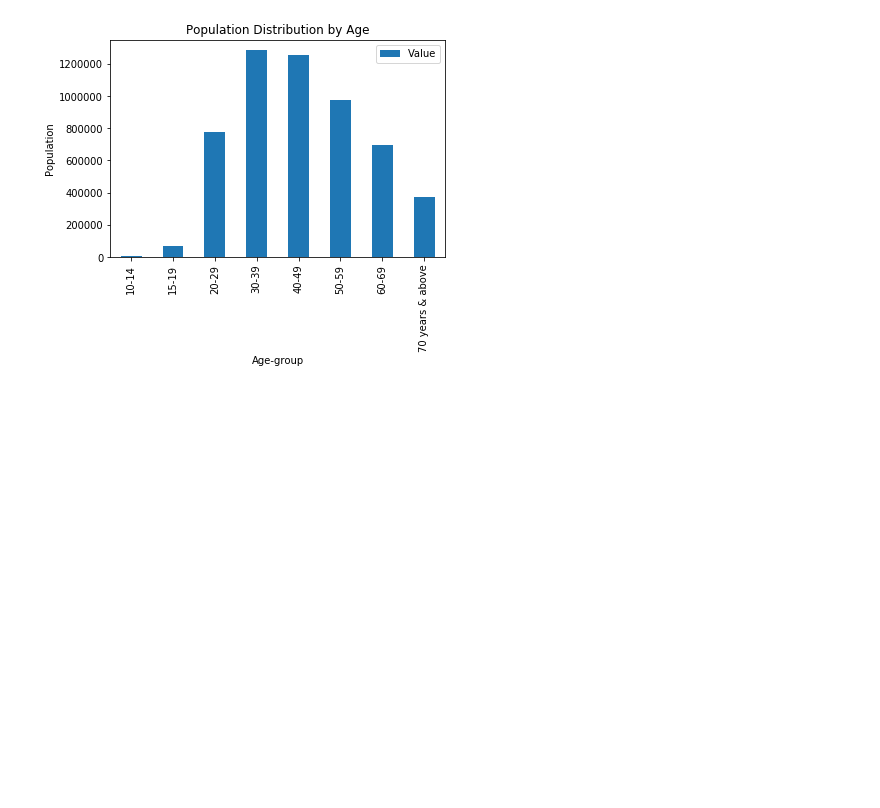
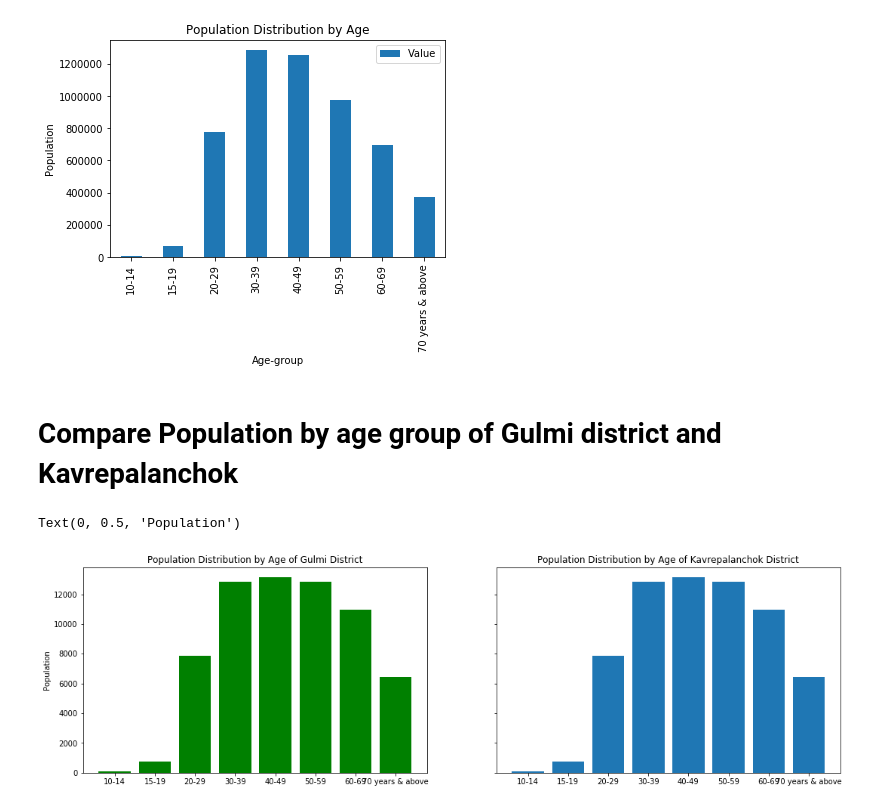
Before and after one commit to Bishalsarang/Playing-with-Data, a Jupyter notebook: Nepal Population(2011-12 by age)/Playing_with_Population_Data(2068_69).ipynb, the cells around one changed output. Drawn from its saved outputs; the diff is of its cells as text; code cells hidden in the pictures; blank space fills up the shorter version.

Commit message:
Add some plottings

```diff
--- a/Nepal Population(2011-12 by age)/Playing_with_Population_Data(2068_69).ipynb
+++ b/Nepal Population(2011-12 by age)/Playing_with_Population_Data(2068_69).ipynb
@@ -296,3 +296,25 @@ plt.title("Population Distribution by Age")
 # %% [output]
 Text(0.5, 1.0, 'Population Distribution by Age')
 [figure]
+# %% [markdown]
+# Compare Population by age group of Gulmi district and Kavrepalanchok
+# %%
+df_gulmi = df[df["District"] == "Gulmi"]
+df_kavrepalanchok = df[df["District"] == "Kavrepalanchok"]
+
+fig, axes = plt.subplots(1, 2, sharey= True,figsize = (18, 5))
+df_gulmi= df_gulmi.groupby(by = "Age-group").agg({"Value" : "sum"})
+
+df_gulmi["Age-group"] = df["Age-group"].unique()
+
+axes[0].bar(df_gulmi["Age-group"], df_gulmi["Value"], color = "green")
+axes[0].set_title("Population Distribution by Age of Gulmi District")
+df_kavrepalanchok= df_kavrepalanchok.groupby(by = "Age-group").agg({"Value" : "sum"})
+
+df_kavrepalanchok["Age-group"] = df["Age-group"].unique()
+axes[1].bar(df_gulmi["Age-group"], df_gulmi["Value"])
+axes[1].set_title("Population Distribution by Age of Kavrepalanchok District")
+axes[0].set_ylabel("Population")
+# %% [output]
+Text(0, 0.5, 'Population')
+[figure, added]
```
